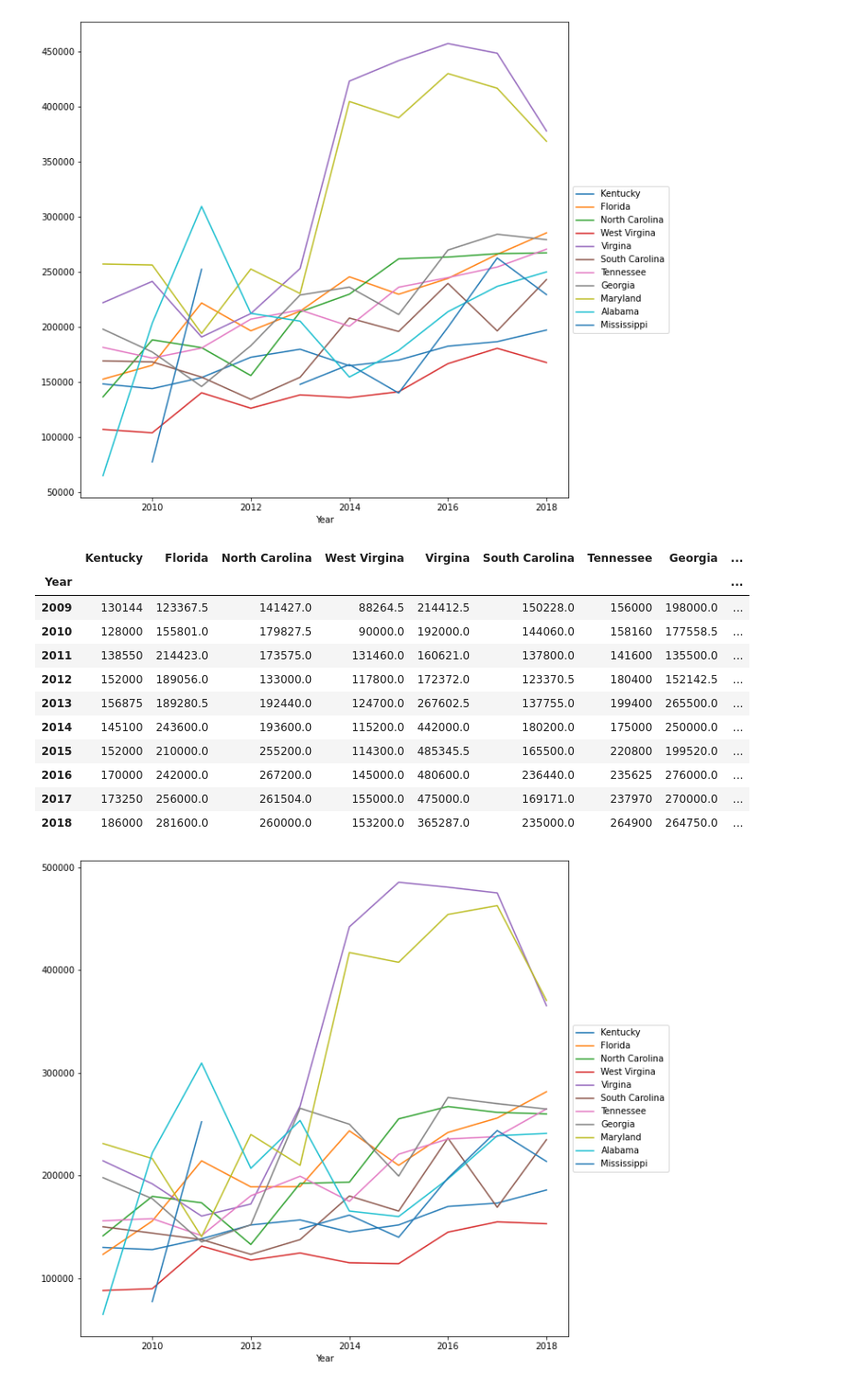
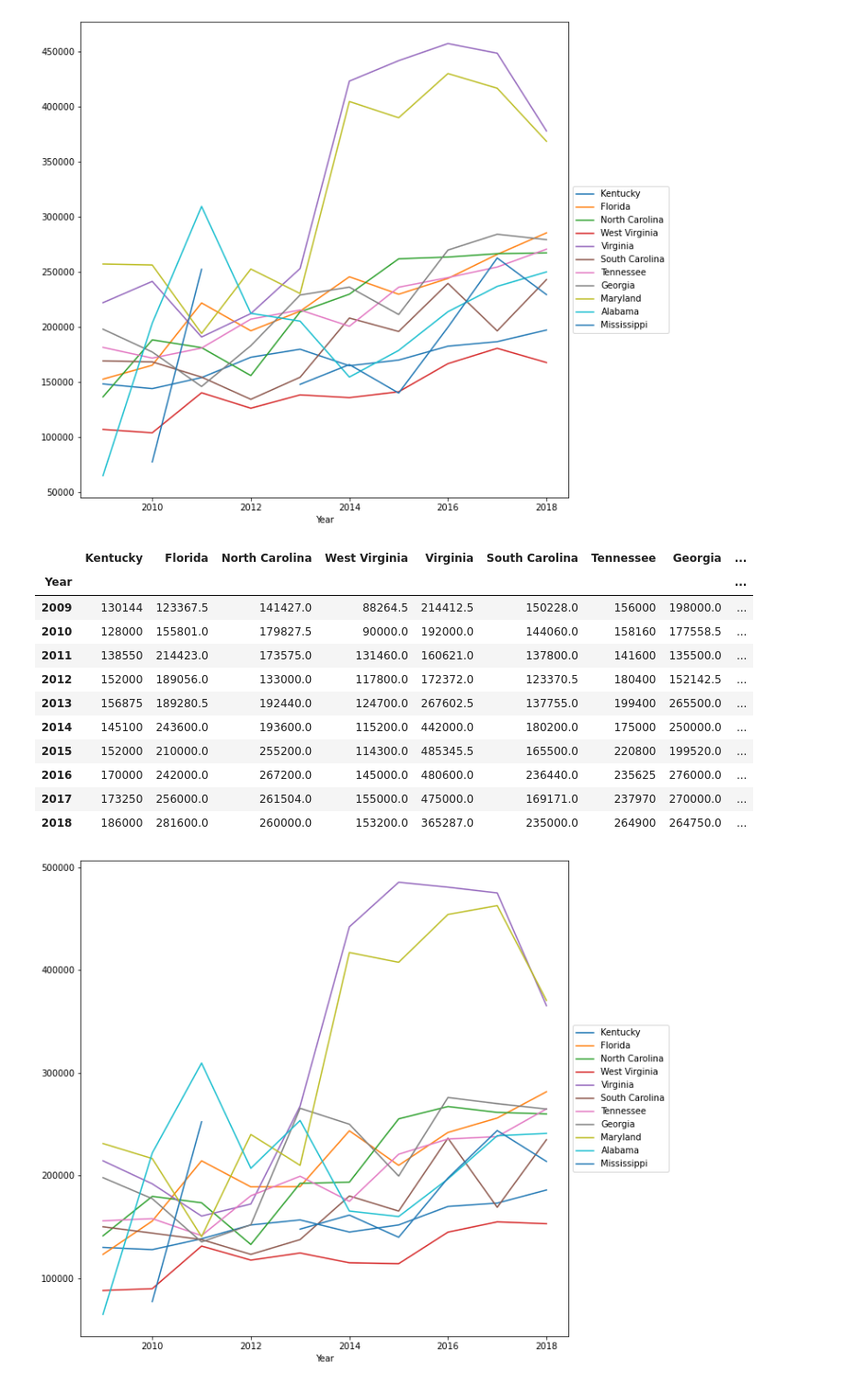
Before and after one commit to bmkennedyii/Project_1, a Jupyter notebook: Age & State /Graphs.ipynb, the cells around one changed output. Shown at 92% size. Saved outputs shown, nothing was run; the diff lists cells and outputs as text; code cells hidden in the pictures.

```diff
--- a/Age & State /Graphs.ipynb
+++ b/Age & State /Graphs.ipynb
@@ -345,3 +345,9 @@ df.head()
 | 2 | 2009 | 21 | 117 | 219000 | 106017 | 0.0475 | 1.6015 | 0.70 | PT01 | ... |
 | 3 | 2009 | 21 | 37 | 244000 | 125539 | 0.0500 | 1.8964 | 0.80 | PT01 | ... |
 | 4 | 2009 | 21 | 15 | 417000 | 360272 | 0.0450 | 5.4422 | 0.35 | PT01 | ... |
+# %%
+df['StateFIPS'] = df['StateFIPS'].astype(str)
+df['StateFIPS'] = df['StateFIPS'].replace(
+    {'1': 'Alabama', '12': 'Florida', '13': "Georgia", '21': 'Kentucky',
+    '24': 'Maryland', '28': 'Mississippi', '37': 'North Carolina', '45': 'South Carolina',
+    '47': 'Tennessee', '51': 'Virginia', '54': 'West Virginia'})
@@ -373,7 +395,7 @@ df['StateFIPS'] = df['StateFIPS'].astype(str)
 df['StateFIPS'] = df['StateFIPS'].replace(
     {'1': 'Alabama', '12': 'Florida', '13': "Georgia", '21': 'Kentucky',
     '24': 'Maryland', '28': 'Mississippi', '37': 'North Carolina', '45': 'South Carolina',
-    '47': 'Tennessee', '51': 'Virgina', '54': 'West Virgina'})
+    '47': 'Tennessee', '51': 'Virginia', '54': 'West Virginia'})
 # %%
 kentucky= df[["StateFIPS", "Amount", "Total", "Year"]].loc[df["StateFIPS"]=="Kentucky"]
 florida= df[["StateFIPS", "Amount", "Total", "Year"]].loc[df["StateFIPS"]=="Florida"]
@@ -434,41 +456,41 @@ plt.show()
 kentucky= df[["StateFIPS", "Amount", "Total", "Year"]].loc[df["StateFIPS"]=="Kentucky"]
 florida= df[["StateFIPS", "Amount", "Total", "Year"]].loc[df["StateFIPS"]=="Florida"]
 north_carolina= df[["StateFIPS", "Amount", "Total", "Year"]].loc[df["StateFIPS"]=="North Carolina"]
-west_virgina= df[["StateFIPS", "Amount", "Total", "Year"]].loc[df["StateFIPS"]=="West Virgina"]
-virgina= df[["StateFIPS", "Amount", "Total", "Year"]].loc[df["StateFIPS"]=="Virgina"]
+west_virginia= df[["StateFIPS", "Amount", "Total", "Year"]].loc[df["StateFIPS"]=="West Virginia"]
+virginia= df[["StateFIPS", "Amount", "Total", "Year"]].loc[df["StateFIPS"]=="Virginia"]
 south_carolina= df[["StateFIPS", "Amount", "Total", "Year"]].loc[df["StateFIPS"]=="South Carolina"]
 tennessee= df[["StateFIPS", "Amount", "Total", "Year"]].loc[df["StateFIPS"]=="Tennessee"]
 georgia= df[["StateFIPS", "Amount", "Total", "Year"]].loc[df["StateFIPS"]=="Georgia"]
 maryland= df[["StateFIPS", "Amount", "Total", "Year"]].loc[df["StateFIPS"]=="Maryland"]
 alabama= df[["StateFIPS", "Amount", "Total", "Year"]].loc[df["StateFIPS"]=="Alabama"]
 mississippi= df[["StateFIPS", "Amount", "Total", "Year"]].loc[df["StateFIPS"]=="Mississippi"]
 
 a= ((kentucky["Amount"]).groupby(kentucky["Year"])).median()
 b= ((florida["Amount"]).groupby(florida["Year"])).median()
 c= ((north_carolina["Amount"]).groupby(north_carolina["Year"])).median()
-d= ((west_virgina["Amount"]).groupby(west_virgina["Year"])).median()
-e= ((virgina["Amount"]).groupby(virgina["Year"])).median()
+d= ((west_virginia["Amount"]).groupby(west_virginia["Year"])).median()
+e= ((virginia["Amount"]).groupby(virginia["Year"])).median()
 f= ((south_carolina["Amount"]).groupby(south_carolina["Year"])).median()
 g= ((tennessee["Amount"]).groupby(tennessee["Year"])).median()
 h= ((georgia["Amount"]).groupby(georgia["Year"])).median()
 i= ((maryland["Amount"]).groupby(maryland["Year"])).median()
 j= ((alabama["Amount"]).groupby(alabama["Year"])).median()
 k= ((mississippi["Amount"]).groupby(mississippi["Year"])).median()
 
 df_state_medians= pd.DataFrame({"Kentucky": a,
                        "Florida": b,
                        "North Carolina": c,
-                       "West Virgina": d,
-                       "Virgina": e,
+                       "West Virginia": d,
+                       "Virginia": e,
                        "South Carolina": f,
                        "Tennessee": g,
                        "Georgia": h,
                        "Maryland": i,
                         "Alabama": j,
                         "Mississippi": k})
 df_state_medians
 # %% [output]
-|  | Kentucky | Florida | North Carolina | West Virgina | Virgina | South Carolina | Tennessee | Georgia | ... |
+|  | Kentucky | Florida | North Carolina | West Virginia | Virginia | South Carolina | Tennessee | Georgia | ... |
 | Year |  |  |  |  |  |  |  |  | ... |
 | 2009 | 130144 | 123367.5 | 141427.0 | 88264.5 | 214412.5 | 150228.0 | 156000 | 198000.0 | ... |
 | 2010 | 128000 | 155801.0 | 179827.5 | 90000.0 | 192000.0 | 144060.0 | 158160 | 177558.5 | ... |
```
Also changed, not shown: parts of 11 cells of this notebook, 4 other files.
